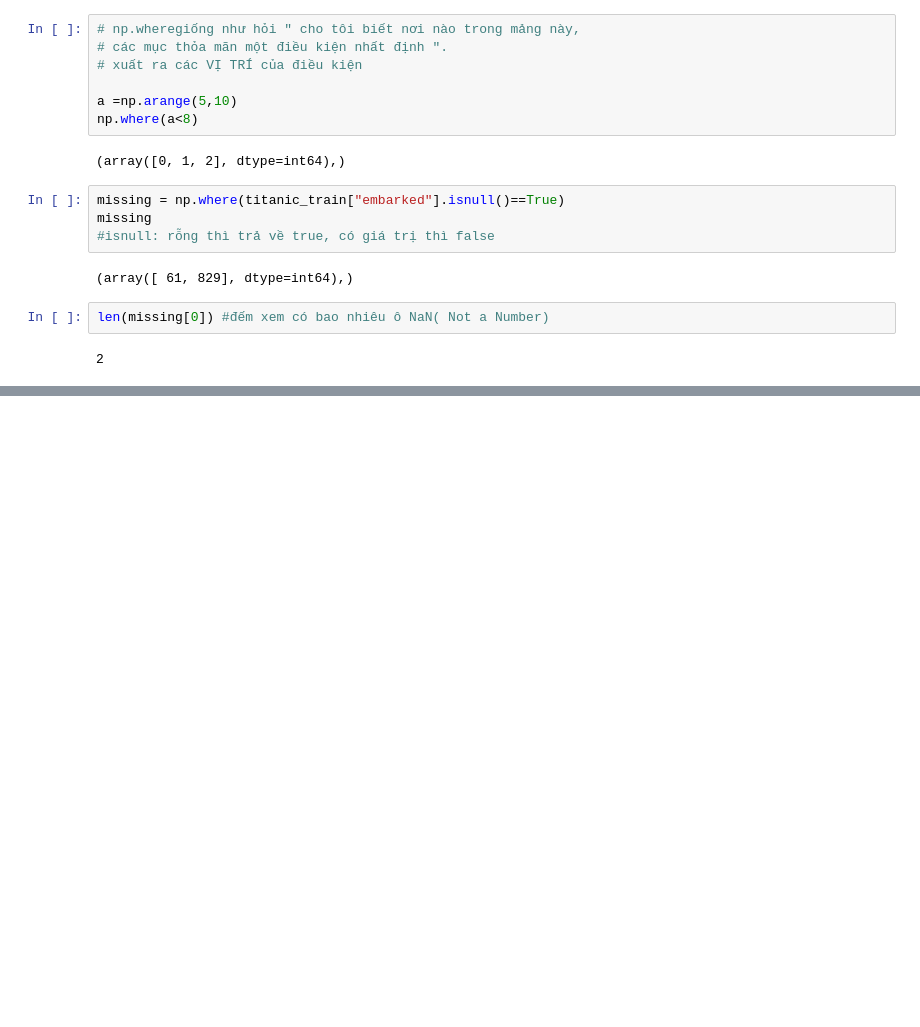
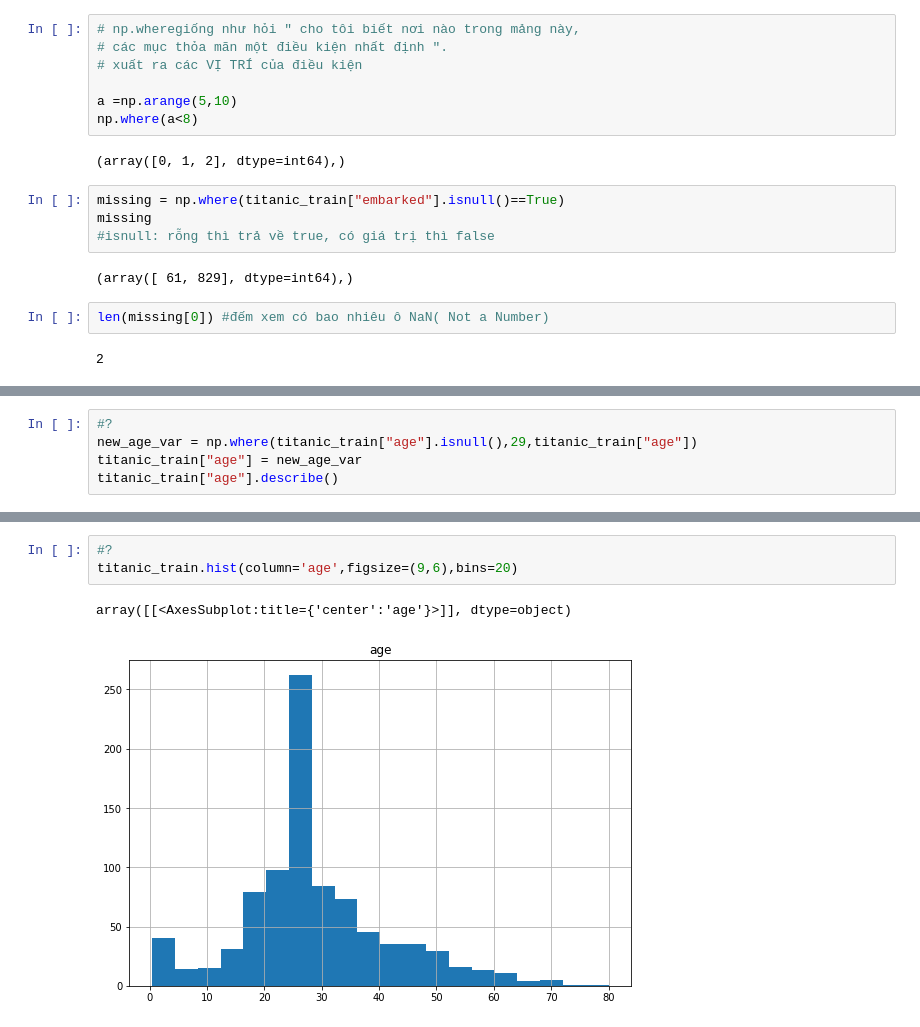
Before and after one commit to baolong2k/DemoPY, a Jupyter notebook: PythonBasic_2.ipynb, the cells around one changed output, grey strips where cells are left out. Drawn from its saved outputs; the diff is of its cells as text; blank space fills up the shorter version.

```diff
--- a/PythonBasic_2.ipynb
+++ b/PythonBasic_2.ipynb
@@ -493,0 +497,5 @@ import matplotlib.pyplot as pt
+# %%
+#?
+new_age_var = np.where(titanic_train["age"].isnull(),29,titanic_train["age"])
+titanic_train["age"] = new_age_var
+titanic_train["age"].describe()
@@ -493,0 +512,6 @@ import matplotlib.pyplot as pt
+# %%
+#?
+titanic_train.hist(column='age',figsize=(9,6),bins=20)
+# %% [output]
+array([[<AxesSubplot:title={'center':'age'}>]], dtype=object)
+[figure, added]
```
Also changed, not shown: parts of 9 cells of this notebook.
